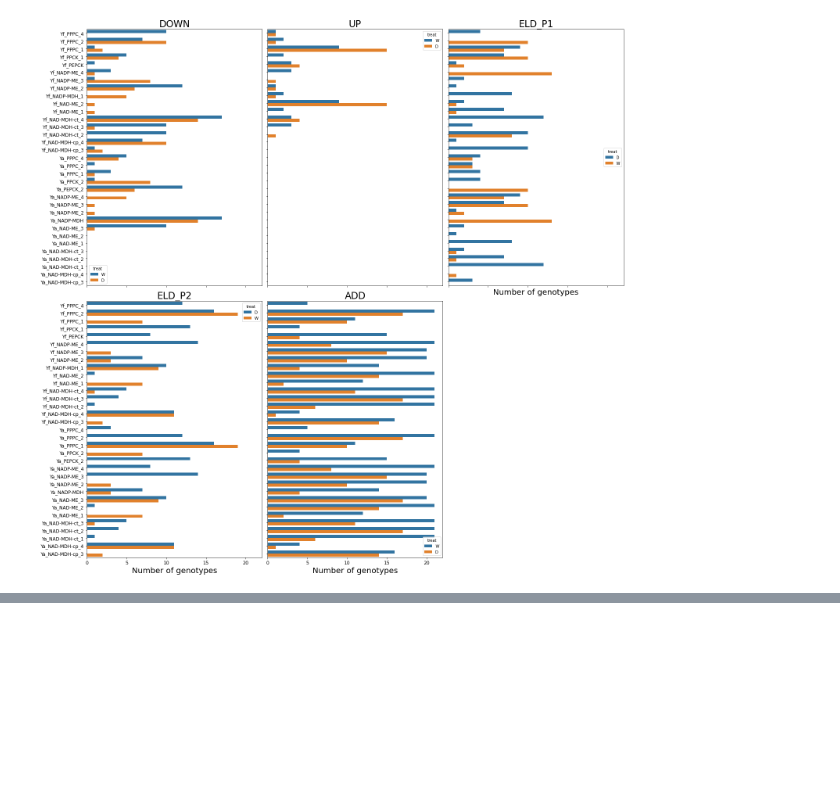
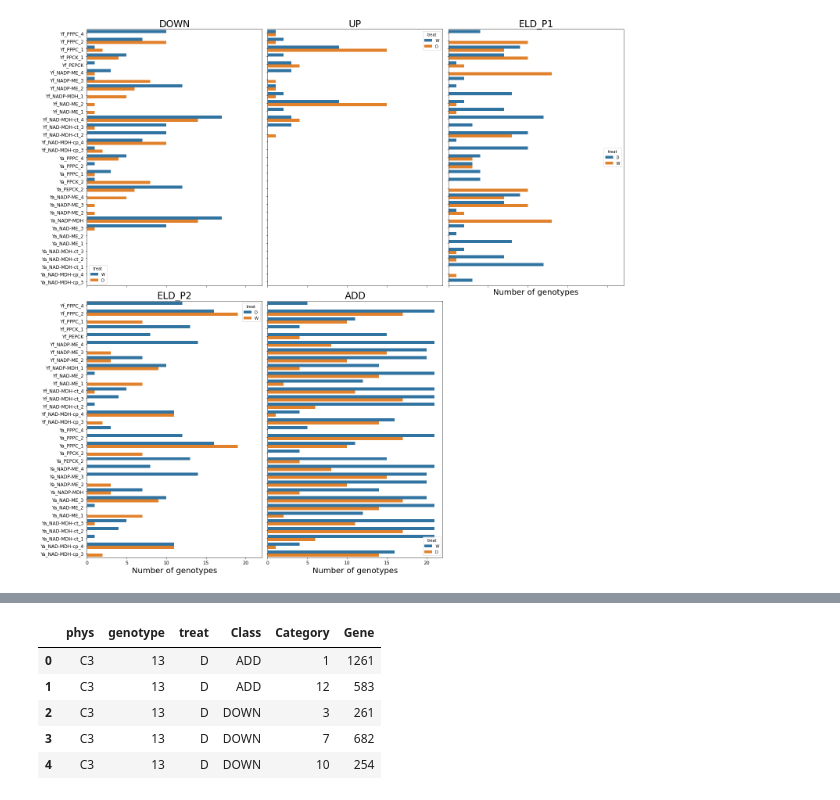
Before and after one commit to achpardo/yucca-genomics, a Jupyter notebook: differential_expression/expression_partitioning_downstream/hybexp_partitioning_results.ipynb, the cells around one changed output, grey strips where cells are left out. Cells and saved outputs as stored; diff of their text form; code cells hidden in the pictures; blank space fills up the shorter version.

```diff
--- a/differential_expression/expression_partitioning_downstream/hybexp_partitioning_results.ipynb
+++ b/differential_expression/expression_partitioning_downstream/hybexp_partitioning_results.ipynb
@@ -336,0 +439,11 @@ Trans-regulation is indicated by DE from the parents (i.e. everything in the Hyb
+# %%
+classcat = res.groupby(["phys","genotype","treat","Class","Category"]).count().reset_index()[["phys","genotype","treat",
+                                                                                              "Class","Category","Gene"]]
+classcat.head()
+# %% [output]
+|  | phys | genotype | treat | Class | Category | Gene |
+| 0 | C3 | 13 | D | ADD | 1 | 1261 |
+| 1 | C3 | 13 | D | ADD | 12 | 583 |
+| 2 | C3 | 13 | D | DOWN | 3 | 261 |
+| 3 | C3 | 13 | D | DOWN | 7 | 682 |
+| 4 | C3 | 13 | D | DOWN | 10 | 254 |
```
Also changed, not shown: parts of 23 cells of this notebook.
